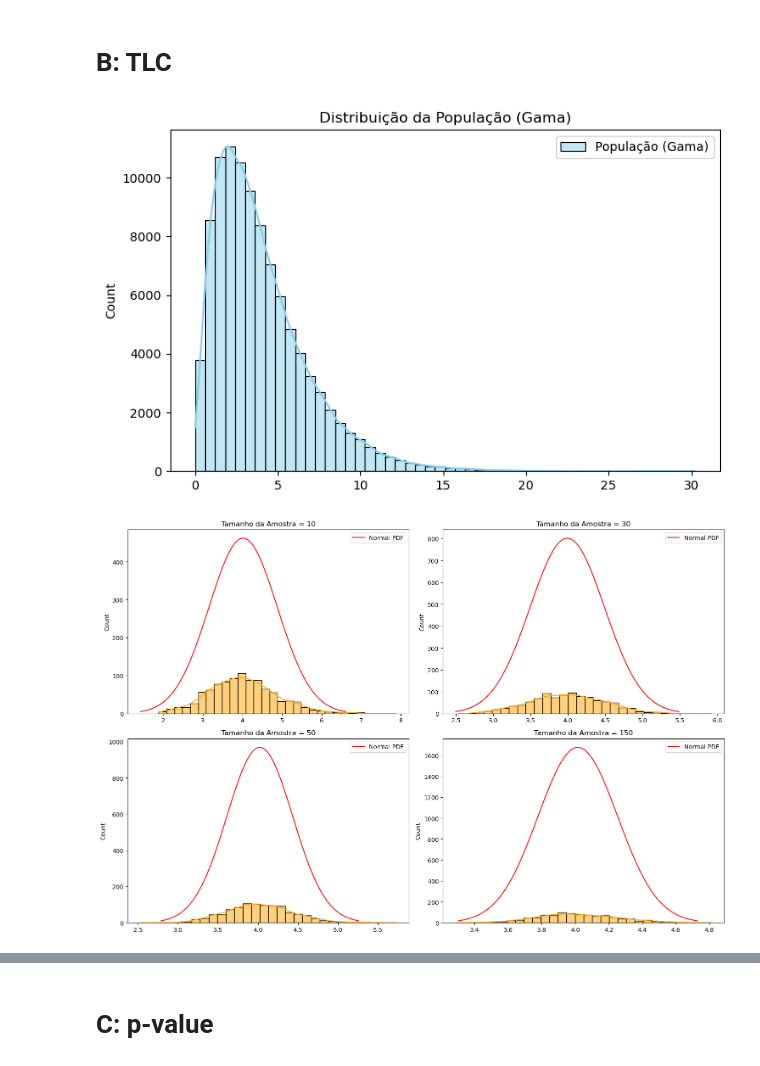
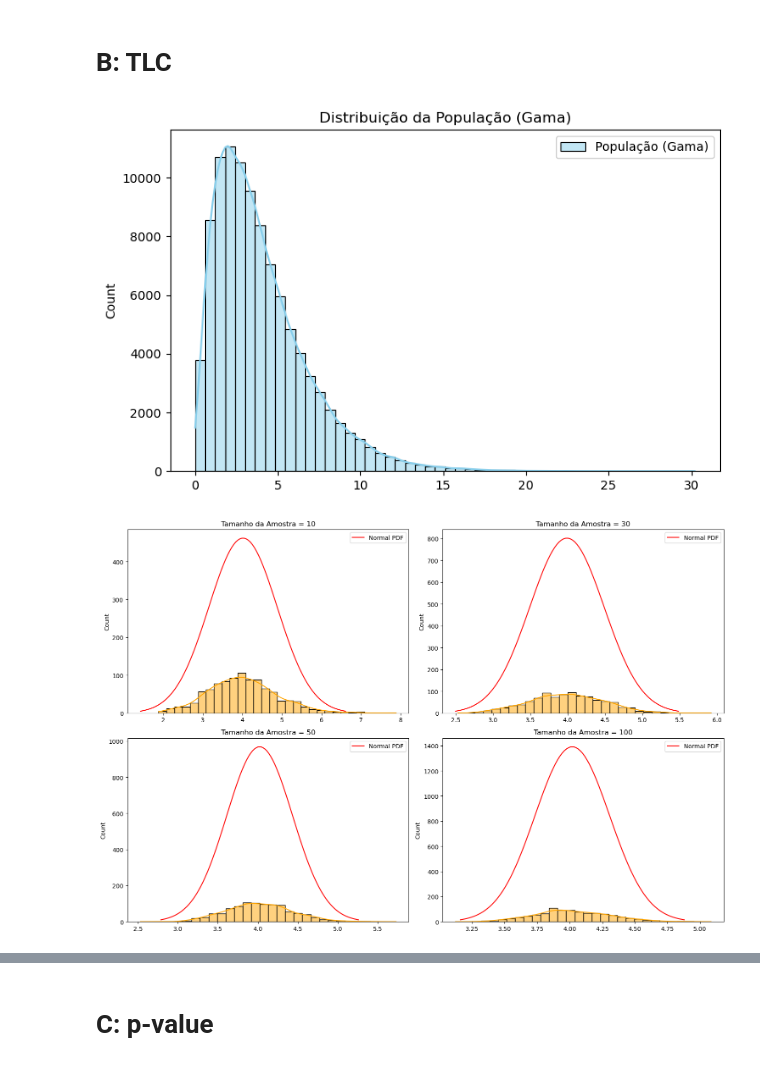
Before and after one commit to nata050818/Fundamentos-de-Intelig-ncia-Computacional-e-Ci-ncia-de-Dados, a Jupyter notebook: Atividade_3.ipynb, the cells around one changed output, grey strips where cells are left out. Saved outputs shown, nothing was run; the diff lists cells and outputs as text; code cells hidden in the pictures.

```diff
--- a/Atividade_3.ipynb
+++ b/Atividade_3.ipynb
@@ -135,32 +137,32 @@ def visualize_clt(sample_sizes, n_samples=1000):
     """
     Gera n_samples amostras para cada tamanho em sample_sizes,
     calcula a média de cada amostra e plota a distribuição dessas médias.
     """
     plt.figure(figsize=(15, 10))
 
     for i, n in enumerate(sample_sizes, 1):
         # Geração das médias de n_samples amostras com tamanho n
         sample_means = [np.mean(np.random.choice(population, size=n, replace=False)) for _ in range(n_samples)]
 
         # Subplot correspondente a esse tamanho de amostra
         plt.subplot(2, len(sample_sizes)//2, i)
         sns.histplot(sample_means, bins=30, kde=True, color="orange")
 
         # Parâmetros da normal teórica com mesma média e desvio das amostras
         mu, sigma = np.mean(sample_means), np.std(sample_means)
         x = np.linspace(mu - 3*sigma, mu + 3*sigma, 100)
 
         # Curva da normal teórica sobreposta ao histograma
         plt.plot(x, norm.pdf(x, loc=mu, scale=sigma) * n_samples, label="Normal PDF", color="red")
 
         plt.title(f"Tamanho da Amostra = {n}")
         plt.legend()
 
     plt.tight_layout()
     plt.show()
 
-sample_sizes = [10, 30, 50, 150]  # Tamanhos de amostra a serem testados
+sample_sizes = [10, 30, 50, 100]  # Tamanhos de amostra a serem testados
 visualize_clt(sample_sizes)       # Executa e plota os resultados
 # %% [output]
 [figure]
-[figure, old version]
+[figure, new version]
```
Also changed, not shown: parts of 5 cells of this notebook.
